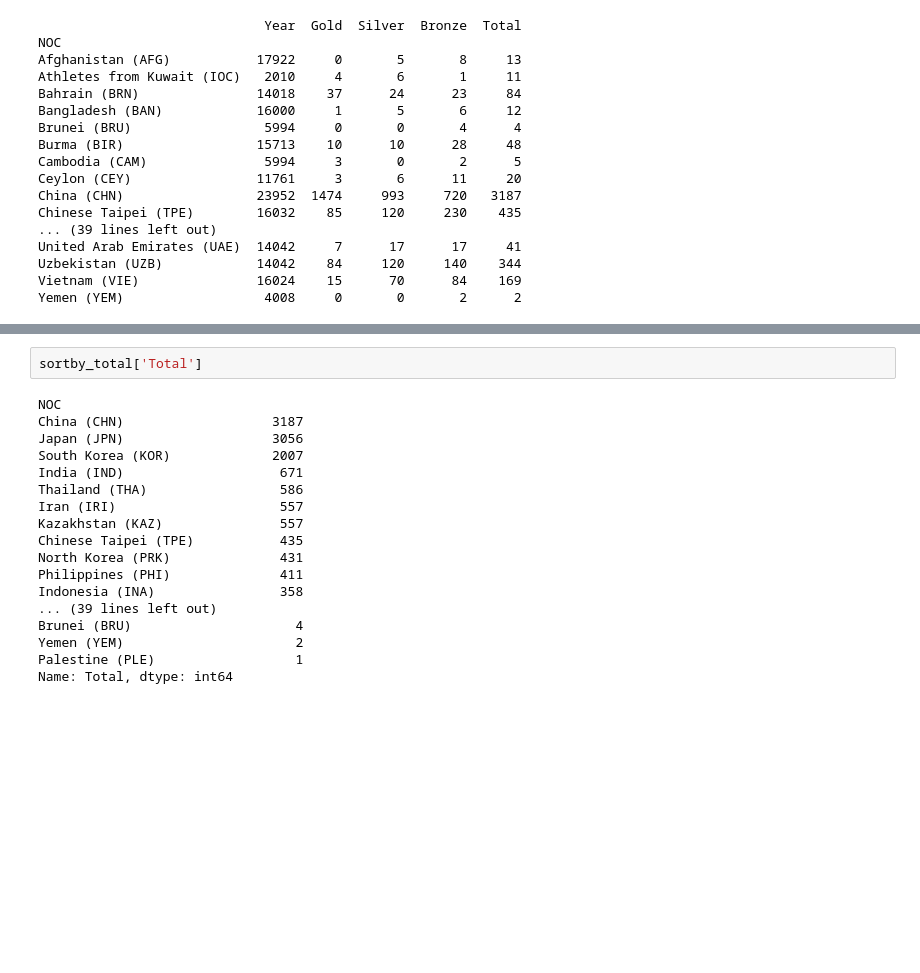
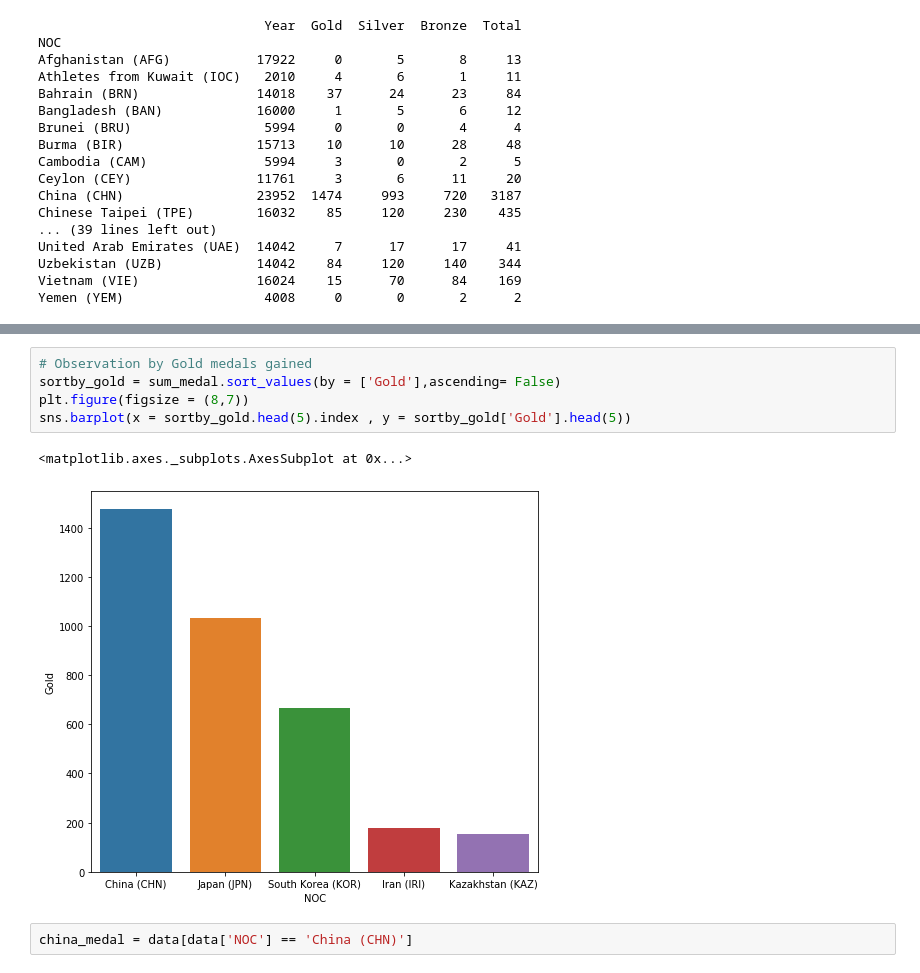
Before and after one commit to Intraraksa/ML-projects, a Jupyter notebook: Asian_game.ipynb, the cells around one changed output, grey strips where cells are left out. Saved outputs shown, nothing was run; the diff lists cells and outputs as text; blank space fills up the shorter version.

```diff
--- a/Asian_game.ipynb
+++ b/Asian_game.ipynb
@@ -111,20 +103,10 @@ sortby_total.head(5)
-# %%
-sortby_total['Total']
-# %% [output]
-NOC
-China (CHN)                   3187
-Japan (JPN)                   3056
-South Korea (KOR)             2007
-India (IND)                    671
-Thailand (THA)                 586
-Iran (IRI)                     557
-Kazakhstan (KAZ)               557
-Chinese Taipei (TPE)           435
-North Korea (PRK)              431
-Philippines (PHI)              411
-Indonesia (INA)                358
-... (39 lines left out)
-Brunei (BRU)                     4
-Yemen (YEM)                      2
-Palestine (PLE)                  1
-Name: Total, dtype: int64
+# %%
+# Observation by Gold medals gained
+sortby_gold = sum_medal.sort_values(by = ['Gold'],ascending= False)
+plt.figure(figsize = (8,7))
+sns.barplot(x = sortby_gold.head(5).index , y = sortby_gold['Gold'].head(5))
+# %% [output]
+<matplotlib.axes._subplots.AxesSubplot at 0x...>
+[figure, added]
+# %%
+china_medal = data[data['NOC'] == 'China (CHN)']
```
Also changed, not shown: parts of 3 cells of this notebook.
